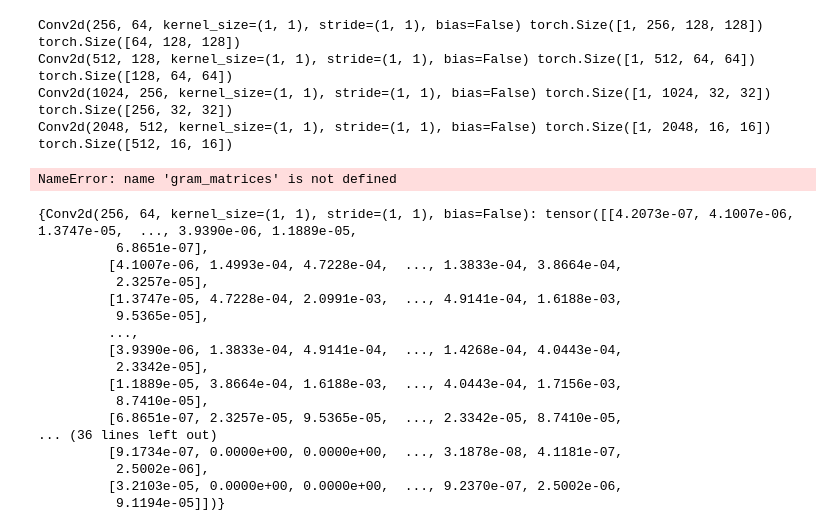
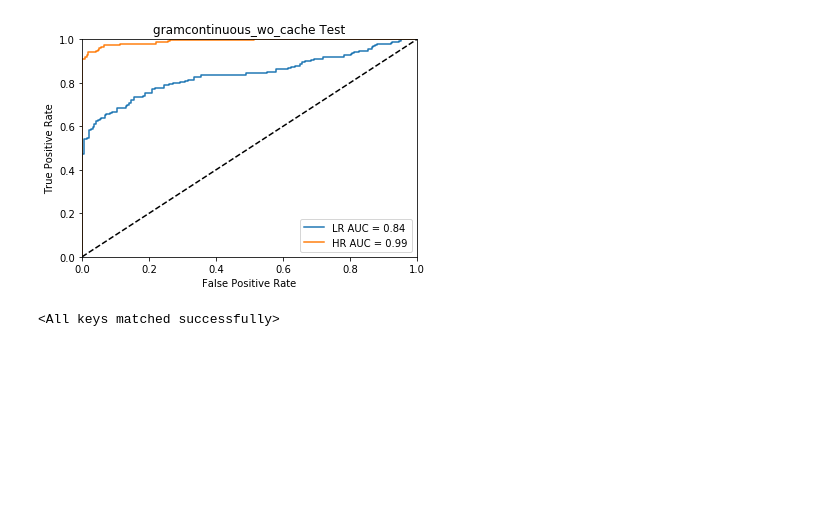
Before and after one commit to cirmuw/dynamicmemory, a Jupyter notebook: ContinousGramMatrix.ipynb, the cells around one changed output. Saved outputs shown, nothing was run; the diff lists cells and outputs as text; code cells hidden in the pictures; blank space fills up the shorter version.

Commit message:
gram continous learning implemented

```diff
--- a/ContinousGramMatrix.ipynb
+++ b/ContinousGramMatrix.ipynb
@@ -16,0 +22,13 @@ import torchvision.models.resnet as rnet
+# %%
+hparams = dict()
+hparams['root_dir'] = '/project/catinous/cat_data/'
+hparams['datasetfile'] = 'catsinom_combined_dataset.csv'
+hparams['batch_size'] = 8
+hparams['training_batch_size'] = 8
+hparams['transition_phase_after'] = 0.7
+hparams['cachemaximum'] = 64
+hparams['use_cache'] = False
+hparams['shuffled_cache'] = True
+model = CatsinomModelGramCache(argparse.Namespace(**hparams), device = torch.device('cuda'))
+
+model.load_state_dict(torch.load('/project/catinous/trained_models/lrbase_iterations.pt'))
@@ -16,0 +37,5 @@ import torchvision.models.resnet as rnet
+# %%
+logger = pllogging.TestTubeLogger('catinous_log_iterations', name='gramcontinuous_wo_cache')
+trainer = Trainer(gpus=1, max_epochs=1, early_stop_callback=False, logger=logger, val_check_interval=50)
+trainer.fit(model)
+torch.save(model.state_dict(), '/project/catinous/trained_models/gramcontinuous_wo_cache.pt')
@@ -16,0 +100,4 @@ import torchvision.models.resnet as rnet
+# %%
+test_lr = DataLoader(CatsinomDataset('/project/catinous/cat_data/', 'catsinom_lr_dataset.csv', split='test'), batch_size=8, num_workers=4)
+test_hr = DataLoader(CatsinomDataset('/project/catinous/cat_data/', 'catsinom_hr_dataset.csv', split='test'), batch_size=8, num_workers=4)
+device = torch.device('cuda')
@@ -16,0 +162,4 @@ import torchvision.models.resnet as rnet
+# %%
+plot_test_roc('gramcontinuous_wo_cache', {'LR': test_lr, 'HR': test_hr}, device)
+# %% [output]
+[figure, added]
@@ -17,39 +178,14 @@ import torchvision.models.resnet as rnet
 # %%
-hparams = dict() #TODO: this shouldn't be like that
-hparams['root_dir'] = '/project/catinous/cat_data_harder/'
-hparams['datasetfile'] = 'catsinom_combined_harder_dataset.csv'
-hparams['batch_size'] = 1
-hparams['dataset_shuffle'] = False
-model = CatsinomModelGramCache(argparse.Namespace(**hparams))
-model.freeze()
+hparams = dict()
+hparams['root_dir'] = '/project/catinous/cat_data/'
+hparams['datasetfile'] = 'catsinom_combined_dataset.csv'
+hparams['batch_size'] = 8
+hparams['training_batch_size'] = 8
+hparams['transition_phase_after'] = 0.7
+hparams['cachemaximum'] = 8
+hparams['use_cache'] = False
+model = CatsinomModelGramCache(argparse.Namespace(**hparams), device = torch.device('cuda'))
+
+model.load_state_dict(torch.load('/project/catinous/trained_models/lrbase_iterations.pt'))
+# %% [output]
+<All keys matched successfully>
-# %%
-out = model(torch.randn(1,3,512,512))
-# %% [output]
-Conv2d(256, 64, kernel_size=(1, 1), stride=(1, 1), bias=False) torch.Size([1, 256, 128, 128]) torch.Size([64, 128, 128])
-Conv2d(512, 128, kernel_size=(1, 1), stride=(1, 1), bias=False) torch.Size([1, 512, 64, 64]) torch.Size([128, 64, 64])
-Conv2d(1024, 256, kernel_size=(1, 1), stride=(1, 1), bias=False) torch.Size([1, 1024, 32, 32]) torch.Size([256, 32, 32])
-Conv2d(2048, 512, kernel_size=(1, 1), stride=(1, 1), bias=False) torch.Size([1, 2048, 16, 16]) torch.Size([512, 16, 16])
-# %%
-len(list(gram_matrices.values()))
-# %% [output]
-NameError: name 'gram_matrices' is not defined
-# %%
-model.cachematrices
-# %% [output]
-{Conv2d(256, 64, kernel_size=(1, 1), stride=(1, 1), bias=False): tensor([[4.2073e-07, 4.1007e-06, 1.3747e-05,  ..., 3.9390e-06, 1.1889e-05,
-          6.8651e-07],
-         [4.1007e-06, 1.4993e-04, 4.7228e-04,  ..., 1.3833e-04, 3.8664e-04,
-          2.3257e-05],
-         [1.3747e-05, 4.7228e-04, 2.0991e-03,  ..., 4.9141e-04, 1.6188e-03,
-          9.5365e-05],
-         ...,
-         [3.9390e-06, 1.3833e-04, 4.9141e-04,  ..., 1.4268e-04, 4.0443e-04,
-          2.3342e-05],
-         [1.1889e-05, 3.8664e-04, 1.6188e-03,  ..., 4.0443e-04, 1.7156e-03,
-          8.7410e-05],
-         [6.8651e-07, 2.3257e-05, 9.5365e-05,  ..., 2.3342e-05, 8.7410e-05,
-... (36 lines left out)
-         [9.1734e-07, 0.0000e+00, 0.0000e+00,  ..., 3.1878e-08, 4.1181e-07,
-          2.5002e-06],
-         [3.2103e-05, 0.0000e+00, 0.0000e+00,  ..., 9.2370e-07, 2.5002e-06,
-          9.1194e-05]])}
```
Also changed, not shown: parts of 22 cells of this notebook, 21 other files.
